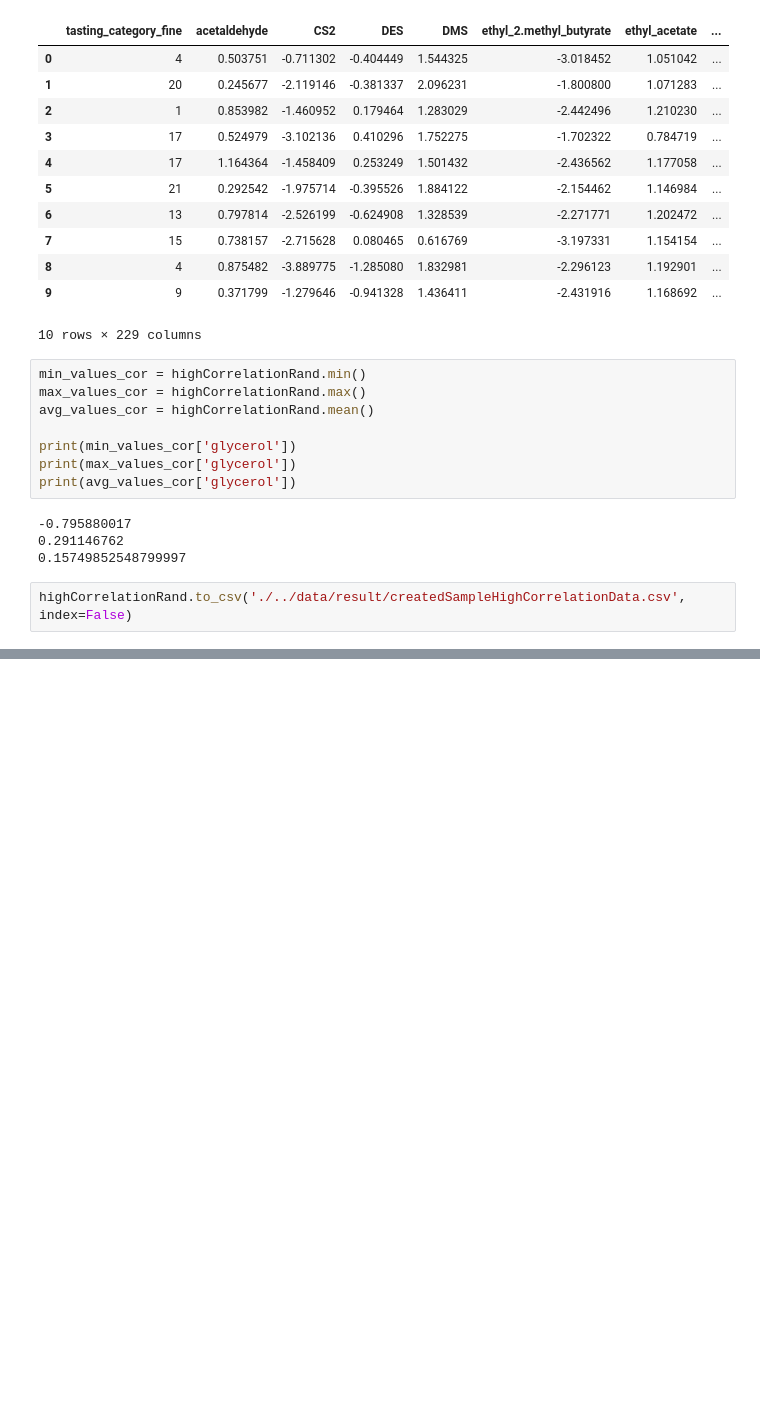
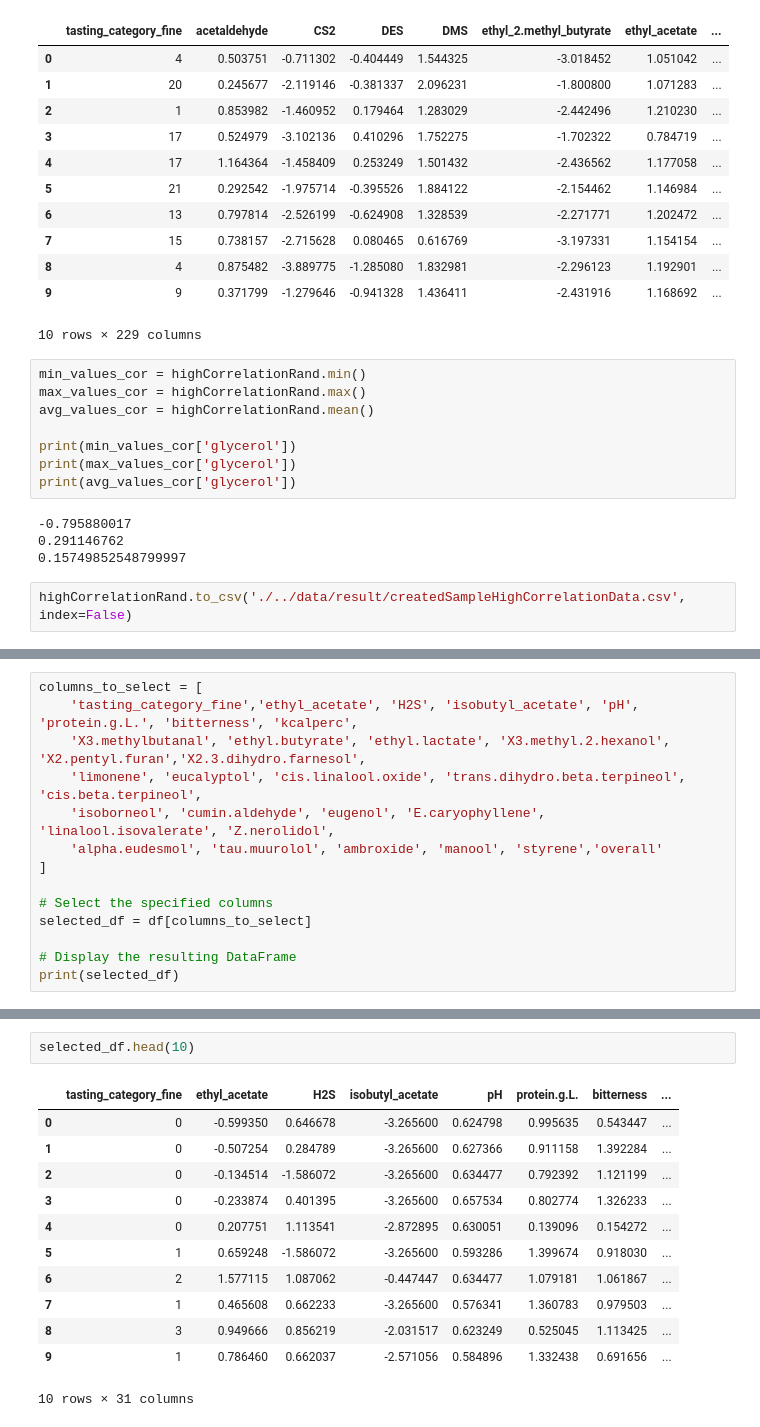
Before and after one commit to MaDe2101/DMLBeerProject, a Jupyter notebook: src/overallPythonFile.ipynb, the cells around one changed output, grey strips where cells are left out. Saved outputs shown, nothing was run; the diff lists cells and outputs as text; blank space fills up the shorter version.

```diff
--- a/src/overallPythonFile.ipynb
+++ b/src/overallPythonFile.ipynb
@@ -200,0 +269,14 @@ highCorrelationRand.to_csv('./../data/result/createdSampleHighCorrelationData.cs
+# %%
+columns_to_select = [
+    'tasting_category_fine','ethyl_acetate', 'H2S', 'isobutyl_acetate', 'pH', 'protein.g.L.', 'bitterness', 'kcalperc',
+    'X3.methylbutanal', 'ethyl.butyrate', 'ethyl.lactate', 'X3.methyl.2.hexanol', 'X2.pentyl.furan','X2.3.dihydro.farnesol',
+    'limonene', 'eucalyptol', 'cis.linalool.oxide', 'trans.dihydro.beta.terpineol', 'cis.beta.terpineol',
+    'isoborneol', 'cumin.aldehyde', 'eugenol', 'E.caryophyllene', 'linalool.isovalerate', 'Z.nerolidol',
+    'alpha.eudesmol', 'tau.muurolol', 'ambroxide', 'manool', 'styrene','overall'
+]
+
+# Select the specified columns
+selected_df = df[columns_to_select]
+
+# Display the resulting DataFrame
+print(selected_df)
@@ -200,0 +326,15 @@ highCorrelationRand.to_csv('./../data/result/createdSampleHighCorrelationData.cs
+# %%
+selected_df.head(10)
+# %% [output]
+|  | tasting_category_fine | ethyl_acetate | H2S | isobutyl_acetate | pH | protein.g.L. | bitterness | ... |
+| 0 | 0 | -0.599350 | 0.646678 | -3.265600 | 0.624798 | 0.995635 | 0.543447 | ... |
+| 1 | 0 | -0.507254 | 0.284789 | -3.265600 | 0.627366 | 0.911158 | 1.392284 | ... |
+| 2 | 0 | -0.134514 | -1.586072 | -3.265600 | 0.634477 | 0.792392 | 1.121199 | ... |
+| 3 | 0 | -0.233874 | 0.401395 | -3.265600 | 0.657534 | 0.802774 | 1.326233 | ... |
+| 4 | 0 | 0.207751 | 1.113541 | -2.872895 | 0.630051 | 0.139096 | 0.154272 | ... |
+| 5 | 1 | 0.659248 | -1.586072 | -3.265600 | 0.593286 | 1.399674 | 0.918030 | ... |
+| 6 | 2 | 1.577115 | 1.087062 | -0.447447 | 0.634477 | 1.079181 | 1.061867 | ... |
+| 7 | 1 | 0.465608 | 0.662233 | -3.265600 | 0.576341 | 1.360783 | 0.979503 | ... |
+| 8 | 3 | 0.949666 | 0.856219 | -2.031517 | 0.623249 | 0.525045 | 1.113425 | ... |
+| 9 | 1 | 0.786460 | 0.662037 | -2.571056 | 0.584896 | 1.332438 | 0.691656 | ... |
+10 rows × 31 columns
```
Also changed, not shown: parts of 9 cells of this notebook, 4 other files.
